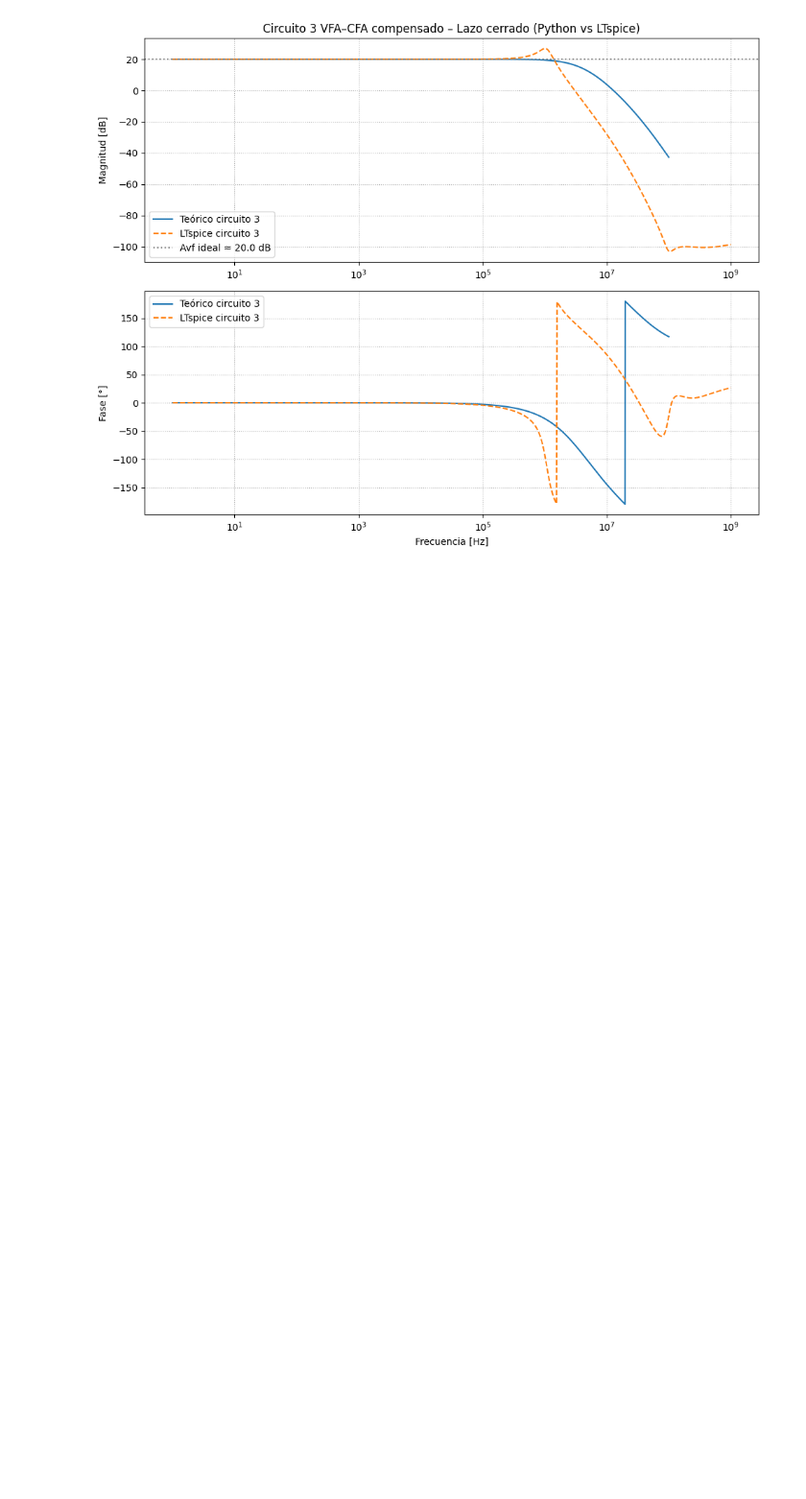
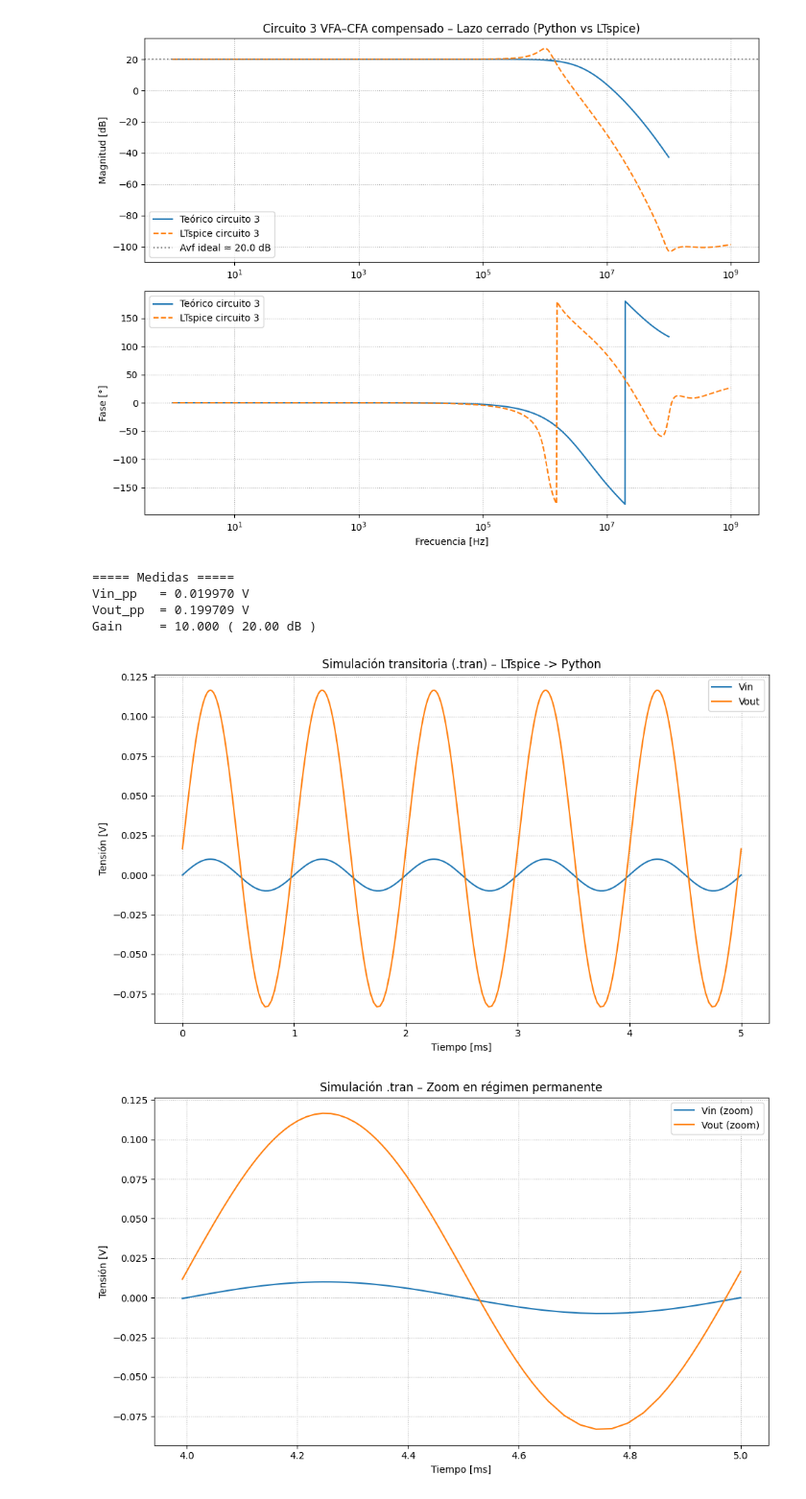
Before and after one commit to mateooD/Labs_Sintesis_Redes_Activas, a Jupyter notebook: Lab3_Diseño_Amp_Comp/3)VFA-CFA-Comp/circ3.ipynb, the cells around one changed output. Shown at 96% size. Cells and saved outputs as stored; diff of their text form; code cells hidden in the pictures; blank space fills up the shorter version.

```diff
--- a/Lab3_Diseño_Amp_Comp/3)VFA-CFA-Comp/circ3.ipynb
+++ b/Lab3_Diseño_Amp_Comp/3)VFA-CFA-Comp/circ3.ipynb
@@ -344,3 +345,79 @@ plt.tight_layout()
 plt.show()
 # %% [output]
 [figure]
+# %%
+import numpy as np
+import matplotlib.pyplot as plt
+
+# ==========================
+# Cargar archivo exportado de LTspice
+# ==========================
+
+# IMPORTANTE: cambiar el nombre por tu archivo
+file_name = "amp_vfa_cfa_comp_tran.txt"
+
+# Carga genérica: ignora líneas que no contienen números
+datos = np.loadtxt(file_name, skiprows=1)
+
+# Separar columnas
+t = datos[:,0]
+vin = datos[:,1]
+vout = datos[:,2]
+
+# ==========================
+# Medidas automáticas
+# ==========================
+
+# Pico a pico
+Vin_pp = vin.max() - vin.min()
+Vout_pp = vout.max() - vout.min()
+
+# Ganancia
+if Vin_pp != 0:
+    gain = Vout_pp / Vin_pp
+else:
+    gain = np.nan
+
+print("===== Medidas =====")
+print(f"Vin_pp   = {Vin_pp:.6f} V")
+print(f"Vout_pp  = {Vout_pp:.6f} V")
+print(f"Gain     = {gain:.3f} ( {20*np.log10(gain):.2f} dB )")
+
+# ==========================
+# Gráfico de ambas señales
+# ==========================
+
+plt.figure(figsize=(10,6))
+plt.plot(t*1e3, vin, label='Vin')
+plt.plot(t*1e3, vout, label='Vout')
+plt.xlabel("Tiempo [ms]")
+plt.ylabel("Tensión [V]")
+plt.title("Simulación transitoria (.tran) – LTspice -> Python")
+plt.grid(True, which='both', ls=':')
+plt.legend()
+plt.tight_layout()
+plt.show()
+
+# ==========================
+# Zoom automático (últimos 20% de la señal)
+# ==========================
+
+idx = int(len(t)*0.8)
+
+plt.figure(figsize=(10,6))
+plt.plot(t[idx:]*1e3, vin[idx:], label='Vin (zoom)')
+plt.plot(t[idx:]*1e3, vout[idx:], label='Vout (zoom)')
+plt.xlabel("Tiempo [ms]")
+plt.ylabel("Tensión [V]")
+plt.title("Simulación .tran – Zoom en régimen permanente")
+plt.grid(True, which='both', ls=':')
+plt.legend()
+plt.tight_layout()
+plt.show()
+# %% [output]
+===== Medidas =====
+Vin_pp   = 0.019970 V
+Vout_pp  = 0.199709 V
+Gain     = 10.000 ( 20.00 dB )
+[figure, added]
+[figure, added]
```
Also changed, not shown: parts of 1 cell of this notebook, 49 other files.
